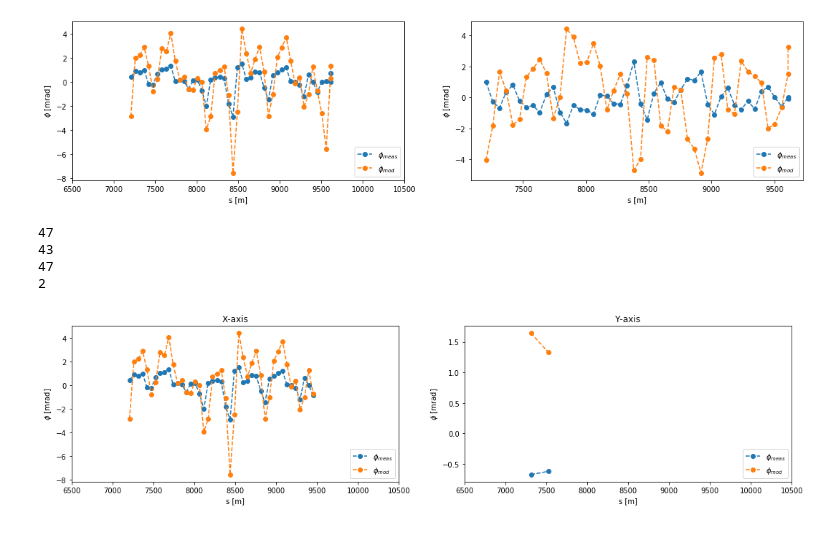
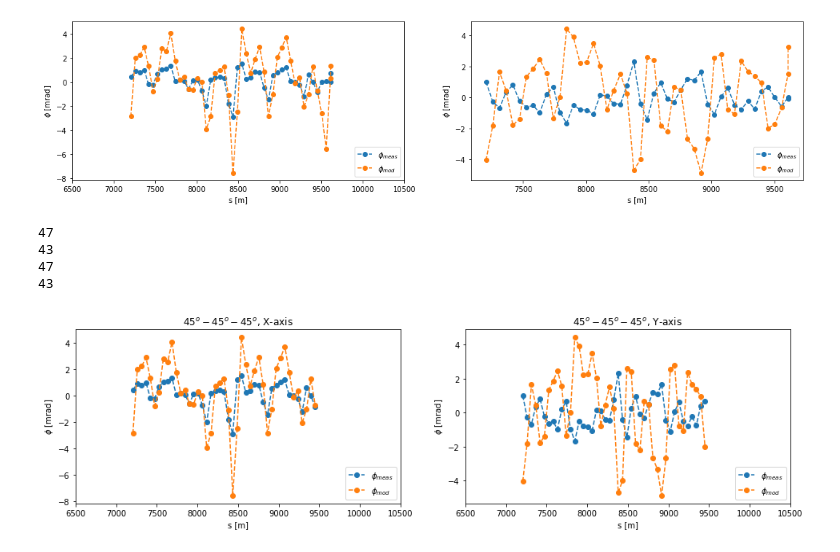
Before and after one commit to sebastiankalos/CERN_2021, a Jupyter notebook: local_observable.ipynb, the cells around one changed output. Cells and saved outputs as stored; diff of their text form; code cells hidden in the pictures.

Commit message:
plot

```diff
--- a/local_observable.ipynb
+++ b/local_observable.ipynb
@@ -550,21 +550,21 @@ for w in range(0, n_of_vals):
 
     for n in range(ind+1, n_of_vals): #search from w-th BPM until the end of BPM array, denote examined BPM as n-th
         phase_hop_y = (BPMs_arc_muy[n]-BPMs_arc_muy[ind])*360
-        if (phase_hop_y > 40) & (phase_hop_y < 50): #if the phase advance within interval, then:
+        if (phase_hop_y > 35) & (phase_hop_y < 50): #if the phase advance within interval, then:
             BPM_j_name = BPMs_arc_names[n] #store the name of the  BPM
             ind = n
             break
 
     for n in range(ind+1, n_of_vals): #search from w-th BPM until the end of BPM array, denote examined BPM as n-th
         phase_hop_y = (BPMs_arc_muy[n]-BPMs_arc_muy[ind])*360
-        if (phase_hop_y > 40) & (phase_hop_y < 50): #if the phase advance within interval, then:
+        if (phase_hop_y > 35) & (phase_hop_y < 50): #if the phase advance within interval, then:
             BPM_k_name = BPMs_arc_names[n] #store the name of the  BPM
             ind = n
             break
 
     for n in range(ind+1, n_of_vals): #search from w-th BPM until the end of BPM array, denote examined BPM as n-th
         phase_hop_y = (BPMs_arc_muy[n]-BPMs_arc_muy[ind])*360
-        if (phase_hop_y > 40) & (phase_hop_y < 50): #if the phase advance within interval, then:
+        if (phase_hop_y > 35) & (phase_hop_y < 50): #if the phase advance within interval, then:
             BPM_l_name = BPMs_arc_names[n] #store the name of the  BPM
             full_quartet = True
             break
@@ -589,34 +589,34 @@ print(len(PHI_meas_y_list_45_45_45))
 47
 43
 47
-2
+43
 # %%
-fig, (plt1, plt2) = plt.subplots(1, 2, figsize=(18, 4)) #initialize a double plot
+fig, (plt1, plt2) = plt.subplots(1, 2, figsize=(16, 4)) #initialize a double plot
 
 x_min = 6500
 x_max = 10500
 
 #first plot - X axis
 plt1.plot(BPM_arc_s_x_45_45_45, PHI_meas_x_list_45_45_45, label=r'$\phi_{meas}$', marker='o', linestyle='dashed')
 plt1.plot(BPM_arc_s_x_45_45_45, PHI_mod_x_list_45_45_45, label=r'$\phi_{mod}$', marker='o', linestyle='dashed')
 plt1.legend(loc="lower right")
 #plt1.grid(linestyle='--')
 plt1.set_xlabel('s [m]')
 plt1.set_ylabel(r'$\phi$ [mrad]')
-plt1.set_title('X-axis')
+plt1.set_title(r'$45^o-45^o-45^o$, X-axis')
 plt1.set_xlim(x_min, x_max)
 
 
 #second plot - Y axis
 plt2.plot(BPM_arc_s_y_45_45_45, PHI_meas_y_list_45_45_45, label=r'$\phi_{meas}$', marker='o', linestyle='dashed')
 plt2.plot(BPM_arc_s_y_45_45_45, PHI_mod_y_list_45_45_45, label=r'$\phi_{mod}$', marker='o', linestyle='dashed')
 plt2.legend(loc="lower right")
 #plt2.grid(linestyle='--')
 plt2.set_xlabel('s [m]')
 plt2.set_ylabel(r'$\phi$ [mrad]')
-plt2.set_title('Y-axis')
+plt2.set_title(r'$45^o-45^o-45^o$, Y-axis')
 plt2.set_xlim(x_min, x_max)
 
 plt.savefig('arc_observable.png', dpi=300)
 # %% [output]
-[figure, old version]
+[figure, new version]
```
Also changed, not shown: 1 other file.
